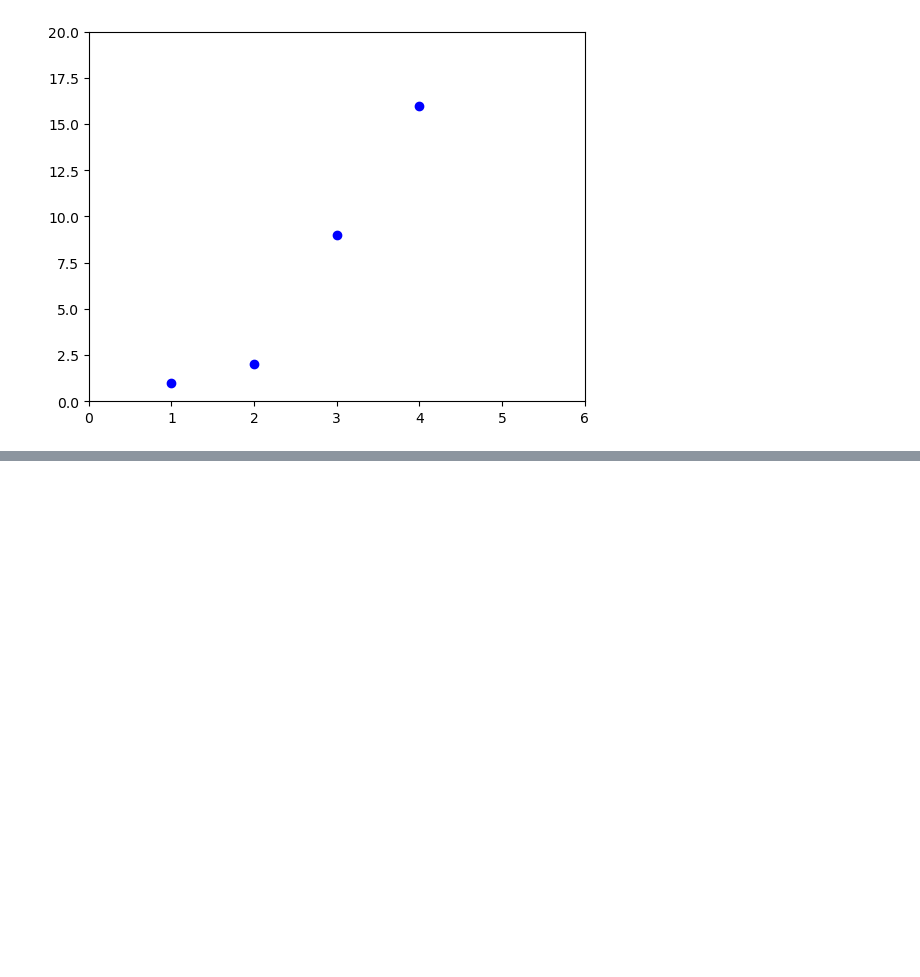
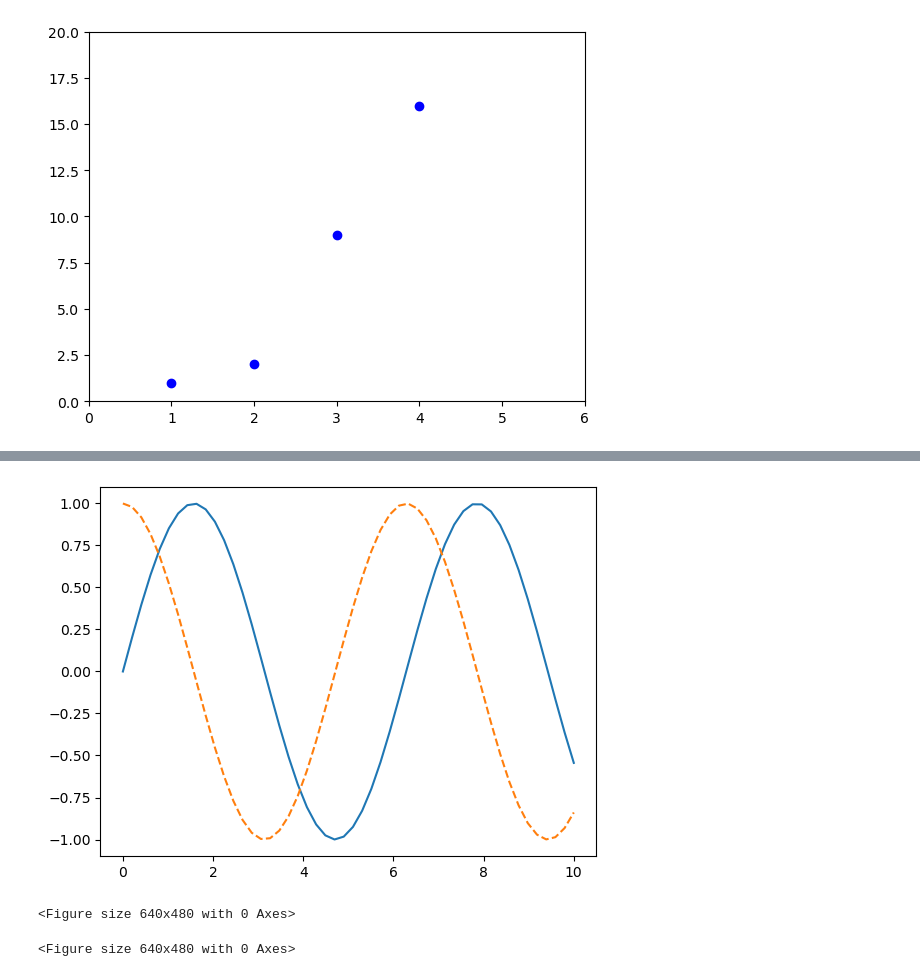
Before and after one commit to Ram2002-ai/DataScience_NareshIt, a Jupyter notebook: Python_libraries/matplotlib.ipynb, the cells around one changed output, grey strips where cells are left out. Saved outputs shown, nothing was run; the diff lists cells and outputs as text; code cells hidden in the pictures; blank space fills up the shorter version.

```diff
--- a/Python_libraries/matplotlib.ipynb
+++ b/Python_libraries/matplotlib.ipynb
@@ -28,0 +45,16 @@ plt.show()
+# %%
+x1=np.linspace(0,10,50)
+# create a plot figure
+# fig=plt.figure()
+
+plt.plot(x1,np.sin(x1),'-')
+plt.plot(x1,np.cos(x1),'--')
+# plt.plot(x1,np.tan(x1),':')
+plt.show()
+# %% [output]
+[figure, added]
+# %%
+plt.gcf () #get current figure
+# %% [output]
+<Figure size 640x480 with 0 Axes>
+<Figure size 640x480 with 0 Axes>
```
Also changed, not shown: parts of 38 cells of this notebook, 5 other files.
